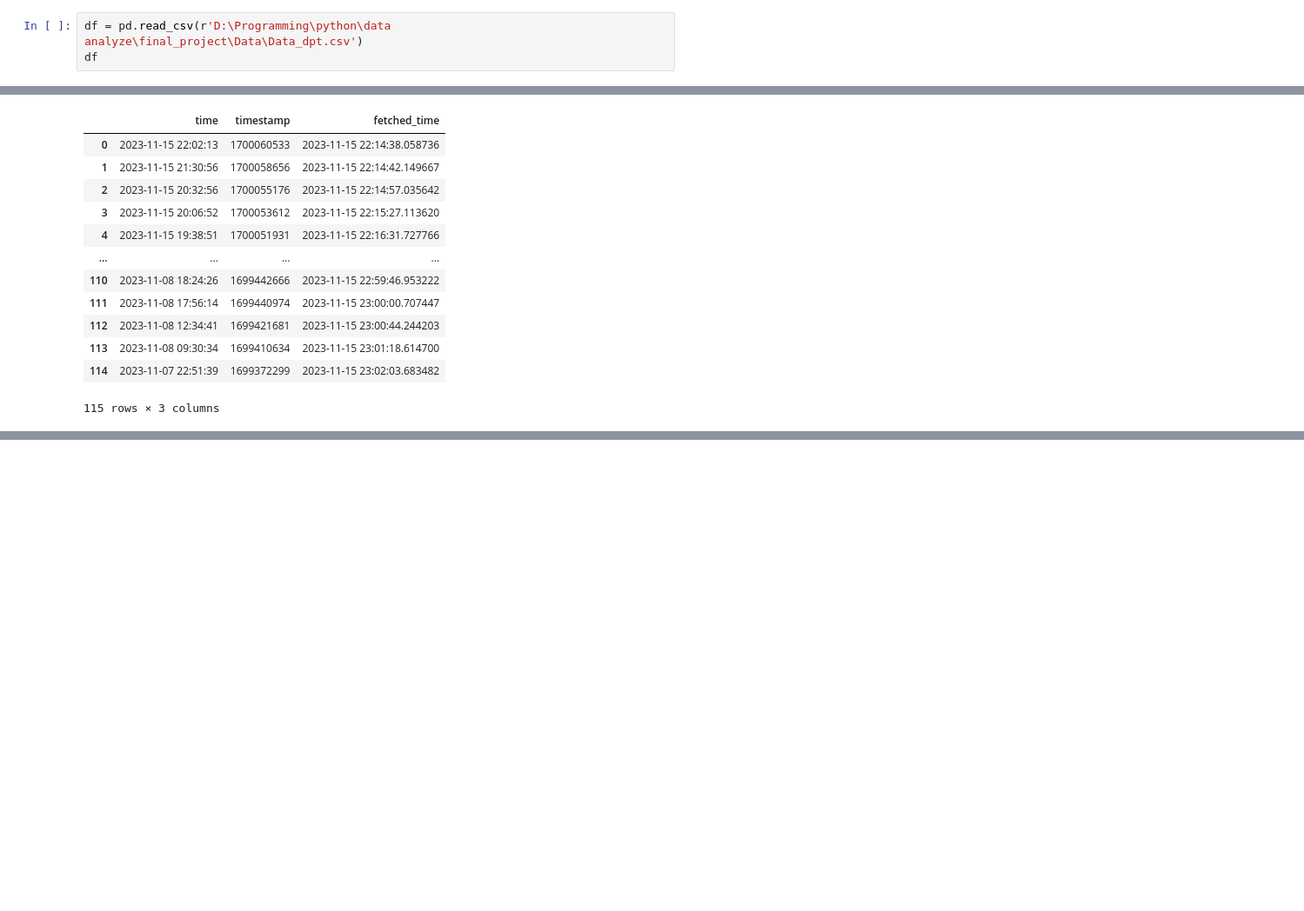
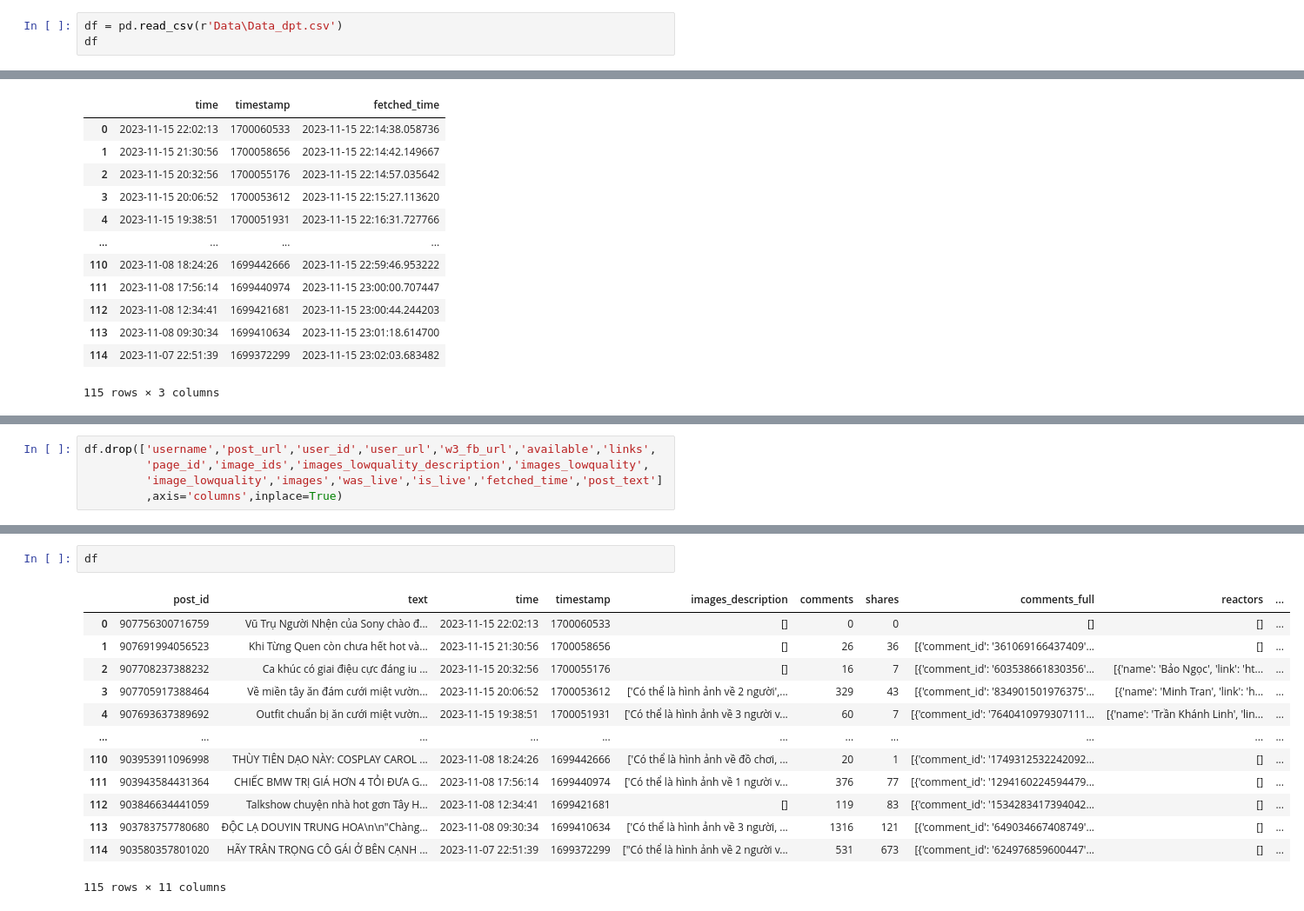
Before and after one commit to quyencanh203/final_project, a Jupyter notebook: 3HandleData.ipynb, the cells around one changed output, grey strips where cells are left out. Shown at 87% size. Cells and saved outputs as stored; diff of their text form; blank space fills up the shorter version.

```diff
--- a/3HandleData.ipynb
+++ b/3HandleData.ipynb
@@ -15,7 +15,7 @@ import pandas as pd
 import matplotlib.pyplot as plt
 import seaborn as sns
 # %%
-df = pd.read_csv(r'D:\Programming\python\data analyze\final_project\Data\Data_dpt.csv')
+df = pd.read_csv(r'Data\Data_dpt.csv')
 df
 # %% [output]
 |  | post_id | text | post_text | time | timestamp | image_lowquality | images | images_description | ... |
@@ -255,0 +359,5 @@ df[['time','timestamp', 'fetched_time']]
+# %%
+df.drop(['username','post_url','user_id','user_url','w3_fb_url','available','links',
+         'page_id','image_ids','images_lowquality_description','images_lowquality',
+         'image_lowquality','images','was_live','is_live','fetched_time','post_text']
+         ,axis='columns',inplace=True)
@@ -255,0 +412,16 @@ df[['time','timestamp', 'fetched_time']]
+# %%
+df
+# %% [output]
+|  | post_id | text | time | timestamp | images_description | comments | shares | comments_full | reactors | ... |
+| 0 | 907756300716759 | Vũ Trụ Người Nhện của Sony chào đ... | 2023-11-15 22:02:13 | 1700060533 | [] | 0 | 0 | [] | [] | ... |
+| 1 | 907691994056523 | Khi Từng Quen còn chưa hết hot và... | 2023-11-15 21:30:56 | 1700058656 | [] | 26 | 36 | [{'comment_id': '361069166437409'... | [] | ... |
+| 2 | 907708237388232 | Ca khúc có giai điệu cực đáng iu ... | 2023-11-15 20:32:56 | 1700055176 | [] | 16 | 7 | [{'comment_id': '603538661830356'... | [{'name': 'Bảo Ngọc', 'link': 'ht... | ... |
+| 3 | 907705917388464 | Về miền tây ăn đám cưới miệt vườn... | 2023-11-15 20:06:52 | 1700053612 | ['Có thể là hình ảnh về 2 người',... | 329 | 43 | [{'comment_id': '834901501976375'... | [{'name': 'Minh Tran', 'link': 'h... | ... |
+| 4 | 907693637389692 | Outfit chuẩn bị ăn cưới miệt vườn... | 2023-11-15 19:38:51 | 1700051931 | ['Có thể là hình ảnh về 3 người v... | 60 | 7 | [{'comment_id': '7640410979307111... | [{'name': 'Trần Khánh Linh', 'lin... | ... |
+| ... | ... | ... | ... | ... | ... | ... | ... | ... | ... | ... |
+| 110 | 903953911096998 | THÙY TIÊN DẠO NÀY: COSPLAY CAROL ... | 2023-11-08 18:24:26 | 1699442666 | ['Có thể là hình ảnh về đồ chơi, ... | 20 | 1 | [{'comment_id': '1749312532242092... | [] | ... |
+| 111 | 903943584431364 | CHIẾC BMW TRỊ GIÁ HƠN 4 TỎI ĐƯA G... | 2023-11-08 17:56:14 | 1699440974 | ['Có thể là hình ảnh về 1 người v... | 376 | 77 | [{'comment_id': '1294160224594479... | [] | ... |
+| 112 | 903846634441059 | Talkshow chuyện nhà hot gơn Tây H... | 2023-11-08 12:34:41 | 1699421681 | [] | 119 | 83 | [{'comment_id': '1534283417394042... | [] | ... |
+| 113 | 903783757780680 | ĐỘC LẠ DOUYIN TRUNG HOA\n\n"Chàng... | 2023-11-08 09:30:34 | 1699410634 | ['Có thể là hình ảnh về 3 người, ... | 1316 | 121 | [{'comment_id': '649034667408749'... | [] | ... |
+| 114 | 903580357801020 | HÃY TRÂN TRỌNG CÔ GÁI Ở BÊN CẠNH ... | 2023-11-07 22:51:39 | 1699372299 | ["Có thể là hình ảnh về 2 người v... | 531 | 673 | [{'comment_id': '624976859600447'... | [] | ... |
+115 rows × 11 columns
```
Also changed, not shown: parts of 19 cells of this notebook, 3 other files.
